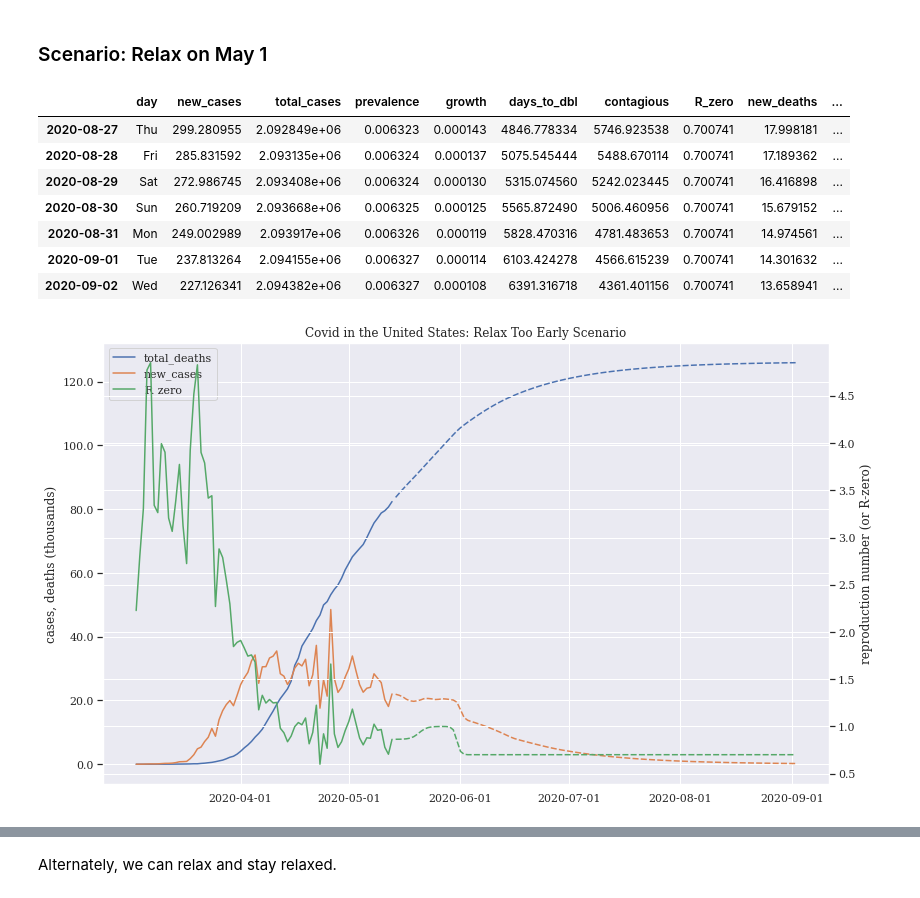
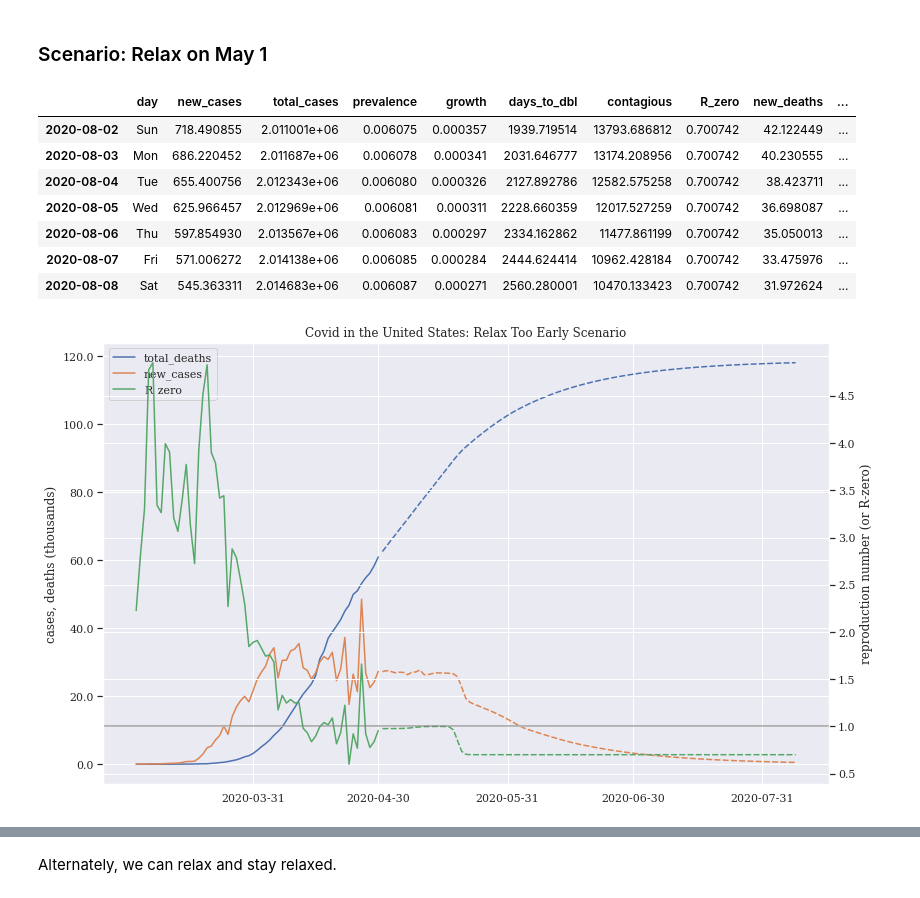
Before and after one commit to tedteske/Covid-19-Model, a Jupyter notebook: covid.ipynb, the cells around one changed output, grey strips where cells are left out. Cells and saved outputs as stored; diff of their text form; code cells hidden in the pictures.

```diff
--- a/covid.ipynb
+++ b/covid.ipynb
@@ -321,7 +321,8 @@ def plot_timeline(df, title=None, date_freq='MS',
                   right=None,
                   left_ylabel=None,
                   right_ylabel=None,
-                  left_yscale=1000):
+                  left_yscale=1000,
+                  right_hline=1.0):
     '''
     Lineplots several user-defined time series.
 
@@ -367,6 +368,9 @@ def plot_timeline(df, title=None, date_freq='MS',
             ax2.set_ylabel(right)
         handles = [ax.lines[a] for a in [0, b]] + [ax2.lines[0]]
         labels = left + [right]
+
+        if right_hline:
+            plt.axhline(right_hline, ls='-', color='gray', alpha=0.7)
 
     else:
         handles = [ax.lines[a] for a in [0, b]]
@@ -573,37 +577,40 @@ plot_cdr(default_scenario, 'Covid in the United States')
 # %% [markdown]
 ### Scenario: Relax on May 1
 # %%
+cutoff = date(2020, 4, 30)
+US_Cov_old = df[df['total_cases']>100].loc['United States'][:cutoff]
+
 forecast_days = 100
 relax_date = date(2020, 5, 1)
 relax_days = 14
 
-last_actual = US_Cov[US_Cov['source']=='actual'].index.max().date()
+last_actual = US_Cov_old[US_Cov_old['source']=='actual'].index.max().date()
 
 stage_1 = (relax_date - last_actual).days # days until start of relaxation period
-US_Cov = forecast(US_Cov, stage_1, R_zero_move=[0.7, 0.05, 0],
+US_Cov_old = forecast(US_Cov_old, stage_1, R_zero_move=[0.7, 0.05, 0],
                   R_zero_trailing=7, replace=True)
 
 stage_2 = relax_days # days during relaxation period
-US_Cov = forecast(US_Cov, stage_2, R_zero_move=[1.0, None, 0], replace=False)
+US_Cov_old = forecast(US_Cov_old, stage_2, R_zero_move=[1.0, None, 0], replace=False)
 
 stage_3 = forecast_days - stage_1 - stage_2 # days during retrenchment
-US_Cov = forecast(US_Cov, stage_3, R_zero_move=[0.7, 0.10,  0], replace=False)
+US_Cov_old = forecast(US_Cov_old, stage_3, R_zero_move=[0.7, 0.10,  0], replace=False)
 
-relax_scenario = US_Cov.copy()
+relax_scenario = US_Cov_old.copy()
 relax_scenario.tail(7)
 # %% [output]
 |  | day | new_cases | total_cases | prevalence | growth | days_to_dbl | contagious | R_zero | new_deaths | ... |
-| 2020-08-27 | Thu | 299.280955 | 2.092849e+06 | 0.006323 | 0.000143 | 4846.778334 | 5746.923538 | 0.700741 | 17.998181 | ... |
-| 2020-08-28 | Fri | 285.831592 | 2.093135e+06 | 0.006324 | 0.000137 | 5075.545444 | 5488.670114 | 0.700741 | 17.189362 | ... |
-| 2020-08-29 | Sat | 272.986745 | 2.093408e+06 | 0.006324 | 0.000130 | 5315.074560 | 5242.023445 | 0.700741 | 16.416898 | ... |
-| 2020-08-30 | Sun | 260.719209 | 2.093668e+06 | 0.006325 | 0.000125 | 5565.872490 | 5006.460956 | 0.700741 | 15.679152 | ... |
-| 2020-08-31 | Mon | 249.002989 | 2.093917e+06 | 0.006326 | 0.000119 | 5828.470316 | 4781.483653 | 0.700741 | 14.974561 | ... |
-| 2020-09-01 | Tue | 237.813264 | 2.094155e+06 | 0.006327 | 0.000114 | 6103.424278 | 4566.615239 | 0.700741 | 14.301632 | ... |
-| 2020-09-02 | Wed | 227.126341 | 2.094382e+06 | 0.006327 | 0.000108 | 6391.316718 | 4361.401156 | 0.700741 | 13.658941 | ... |
+| 2020-08-02 | Sun | 718.490855 | 2.011001e+06 | 0.006075 | 0.000357 | 1939.719514 | 13793.686812 | 0.700742 | 42.122449 | ... |
+| 2020-08-03 | Mon | 686.220452 | 2.011687e+06 | 0.006078 | 0.000341 | 2031.646777 | 13174.208956 | 0.700742 | 40.230555 | ... |
+| 2020-08-04 | Tue | 655.400756 | 2.012343e+06 | 0.006080 | 0.000326 | 2127.892786 | 12582.575258 | 0.700742 | 38.423711 | ... |
+| 2020-08-05 | Wed | 625.966457 | 2.012969e+06 | 0.006081 | 0.000311 | 2228.660359 | 12017.527259 | 0.700742 | 36.698087 | ... |
+| 2020-08-06 | Thu | 597.854930 | 2.013567e+06 | 0.006083 | 0.000297 | 2334.162862 | 11477.861199 | 0.700742 | 35.050013 | ... |
+| 2020-08-07 | Fri | 571.006272 | 2.014138e+06 | 0.006085 | 0.000284 | 2444.624414 | 10962.428184 | 0.700742 | 33.475976 | ... |
+| 2020-08-08 | Sat | 545.363311 | 2.014683e+06 | 0.006087 | 0.000271 | 2560.280001 | 10470.133423 | 0.700742 | 31.972624 | ... |
 # %%
-plot_cdr(relax_scenario, 'Covid in the United States: Relax Too Early Scenario')
+plot_cdr(relax_scenario, 'Covid in the United States: Relax Too Early Scenario','M')
 # %% [output]
-[figure, old version]
+[figure, new version]
 # %%
 column = 'total_deaths'
 
```
Also changed, not shown: parts of 52 cells of this notebook.
